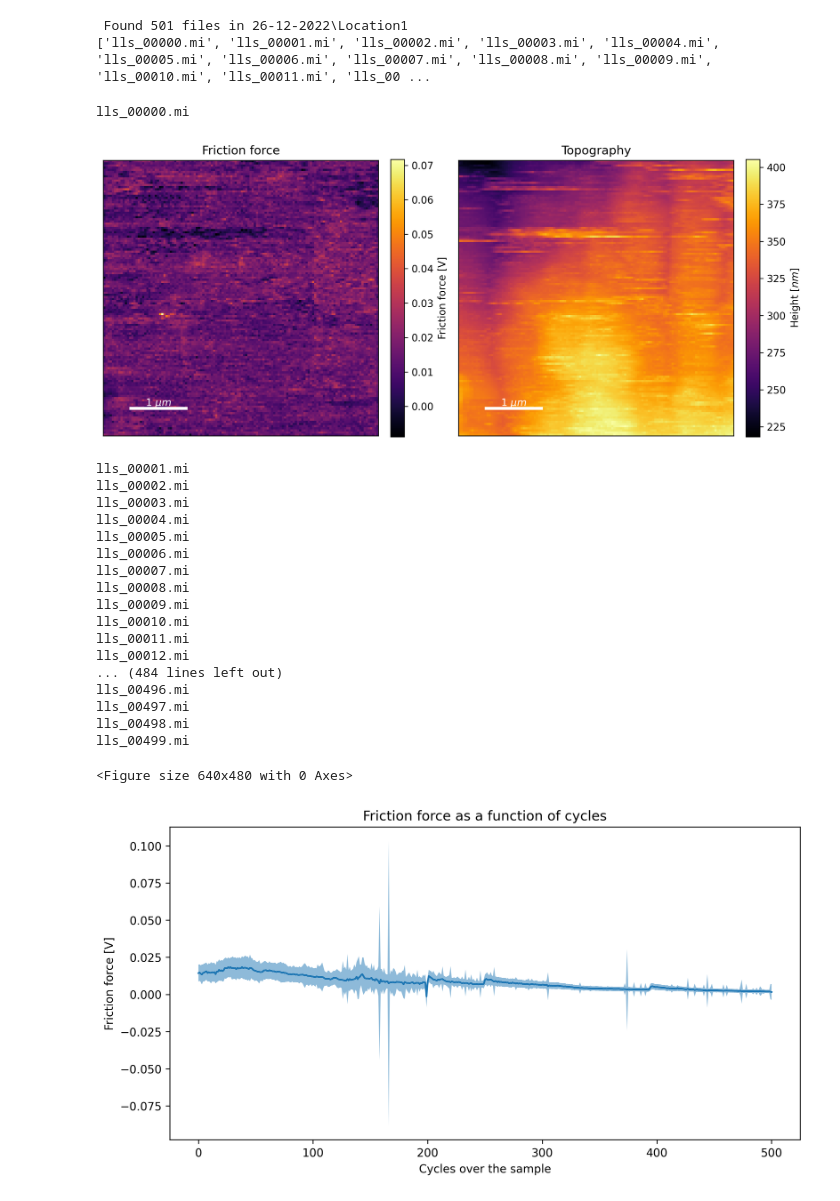
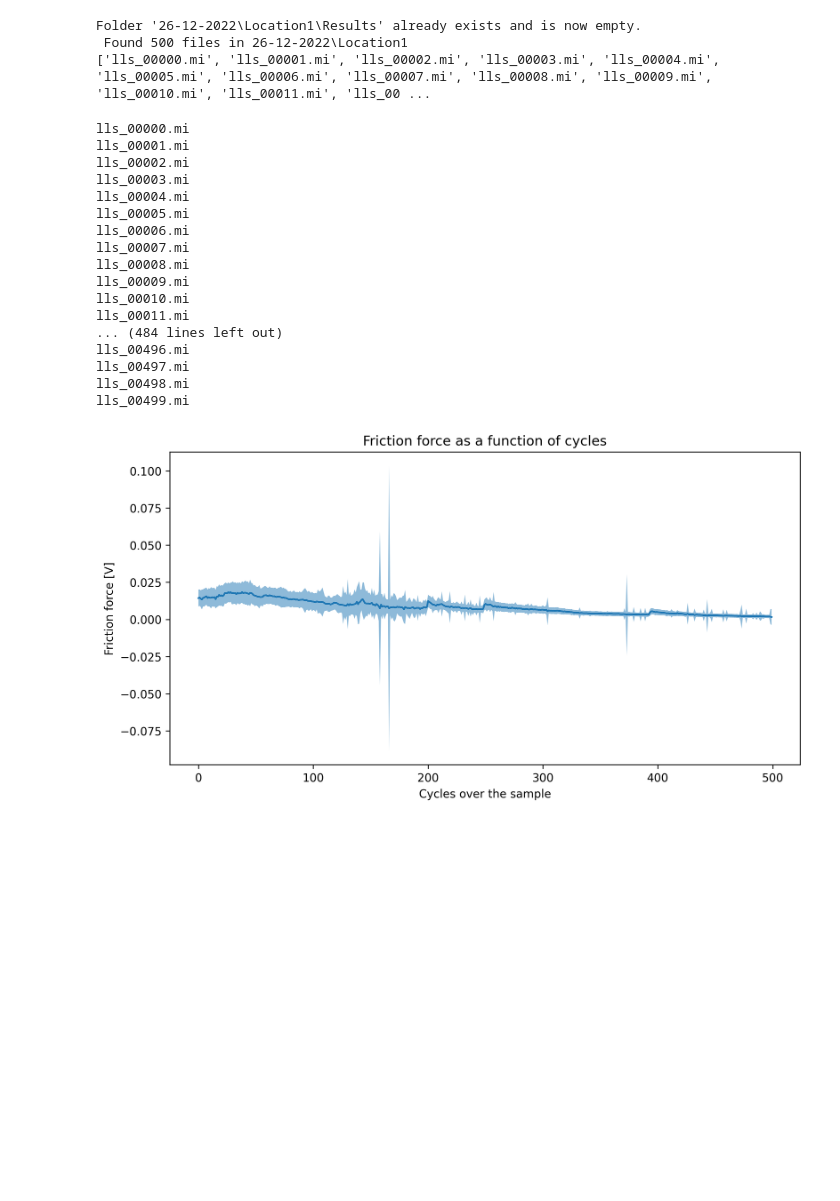
Before and after one commit to nick0413/Automated_AFM_analysis, a Jupyter notebook: read_mi.ipynb, the cells around one changed output. Cells and saved outputs as stored; diff of their text form; code cells hidden in the pictures; blank space fills up the shorter version.

Commit message:
better .mi figures

```diff
--- a/read_mi.ipynb
+++ b/read_mi.ipynb
@@ -9,6 +9,29 @@ from matplotlib.lines import Line2D
 import warnings
 
 folder = "26-12-2022\\Location1"
+
+results_folder = folder+"\\Results"
+
+def check_and_prepare_folder(folder_path):
+    # Check if the folder exists
+    if not os.path.exists(folder_path):
+        # If the folder does not exist, create it
+        os.makedirs(folder_path)
+        print(f"Folder '{folder_path}' created.")
+    else:
+        # If the folder exists, ensure it is empty
+        for filename in os.listdir(folder_path):
+            file_path = os.path.join(folder_path, filename)
+            try:
+                if os.path.isfile(file_path) or os.path.islink(file_path):
+                    os.unlink(file_path)  # Remove file or link
+                elif os.path.isdir(file_path):
+                    shutil.rmtree(file_path)  # Remove directory
+            except Exception as e:
+                print(f'Failed to delete {file_path}. Reason: {e}')
+        print(f"Folder '{folder_path}' already exists and is now empty.")
+
+check_and_prepare_folder(results_folder)
 
 files_in_folder = [f for f in os.listdir(folder) if '.mi' in f]
 
@@ -29,7 +52,8 @@ files_in_folder = [f for f in os.listdir(folder) if '.mi' in f]
 print(f" Found {len(files_in_folder)} files in {folder}")
 print(files_in_folder)
 # %% [output]
- Found 501 files in 26-12-2022\Location1
+Folder '26-12-2022\Location1\Results' already exists and is now empty.
+ Found 500 files in 26-12-2022\Location1
 ['lls_00000.mi', 'lls_00001.mi', 'lls_00002.mi', 'lls_00003.mi', 'lls_00004.mi', 'lls_00005.mi', 'lls_00006.mi', 'lls_00007.mi', 'lls_00008.mi', 'lls_00009.mi', 'lls_00010.mi', 'lls_00011.mi', 'lls_00 ...
 # %%
 Cof_for_runs=np.zeros(len(files_in_folder))
@@ -63,7 +87,7 @@ for file_path in files_in_folder:
 		# raise ValueError("Expected 2 friction arrays, got %d" % len(friction_arrays)+f" with file {file_path} ")
 		continue
 
-	if (ii==0):
+	if (True):
 		fig,ax=plt.subplots(1,2,figsize=(10,5),dpi=300)
 		file.extent=file.extent*1e6
 		# print(f"extent {file.extent}")
@@ -96,52 +120,50 @@ for file_path in files_in_folder:
 
 
 		ax[0].add_line(scale_bar1)
 		ax[0].text(x_low+ scale_length_um/2, y_low, f'{scale_length_um} $\mu m$', color='white', ha='center', va='bottom')
 		ax[1].add_line(scale_bar2)
 		ax[1].text(x_low+ scale_length_um/2, y_low, f'{scale_length_um} $\mu m$', color='white', ha='center', va='bottom')
 
 		cbar1=fig.colorbar(im1,ax=ax[0],fraction=0.046, pad=0.04)
 		cbar2=fig.colorbar(im2,ax=ax[1],fraction=0.046, pad=0.04)
 		cbar1.set_label("Friction force [V]")
 		cbar2.set_label("Height $[ nm]$")
 
 		plt.tight_layout(rect=[0, 0, 1, 0.95])
-		plt.show()
+		plt.savefig(results_folder+f"\\Friction_force_and_topography_{file_path}.png")
 		plt.clf()
+		plt.close()
 
 	ii+=1
 
 
 plt.figure(figsize=(10,5),dpi=300)
 plt.plot(np.arange(len(Cof_for_runs)),Cof_for_runs)
 plt.fill_between(np.arange(len(Cof_for_runs)),Cof_for_runs-Cof_for_runs_std,Cof_for_runs+Cof_for_runs_std,alpha=0.5)
 plt.title("Friction force as a function of cycles")
 plt.xlabel("Cycles over the sample")
 plt.ylabel("Friction force [V]")
-plt.savefig(folder+"\\Friction_force_for_cycles.png")
+plt.savefig(results_folder+"\\Friction_force_for_cycles.png")
 
 
 # plt.xlim(len(Cof_for_runs)/5,len(Cof_for_runs)/4)
 # plt.ylim(2,4)
 # %% [output]
 lls_00000.mi
+lls_00001.mi
+lls_00002.mi
+lls_00003.mi
+lls_00004.mi
+lls_00005.mi
+lls_00006.mi
+lls_00007.mi
+lls_00008.mi
+lls_00009.mi
+lls_00010.mi
+lls_00011.mi
+... (484 lines left out)
+lls_00496.mi
+lls_00497.mi
+lls_00498.mi
+lls_00499.mi
-[figure, old version]
+[figure, new version]
-lls_00001.mi
-lls_00002.mi
-lls_00003.mi
-lls_00004.mi
-lls_00005.mi
-lls_00006.mi
-lls_00007.mi
-lls_00008.mi
-lls_00009.mi
-lls_00010.mi
-lls_00011.mi
-lls_00012.mi
-... (484 lines left out)
-lls_00496.mi
-lls_00497.mi
-lls_00498.mi
-lls_00499.mi
-<Figure size 640x480 with 0 Axes>
-[figure, removed]
```
Also changed, not shown: 2 other files.
